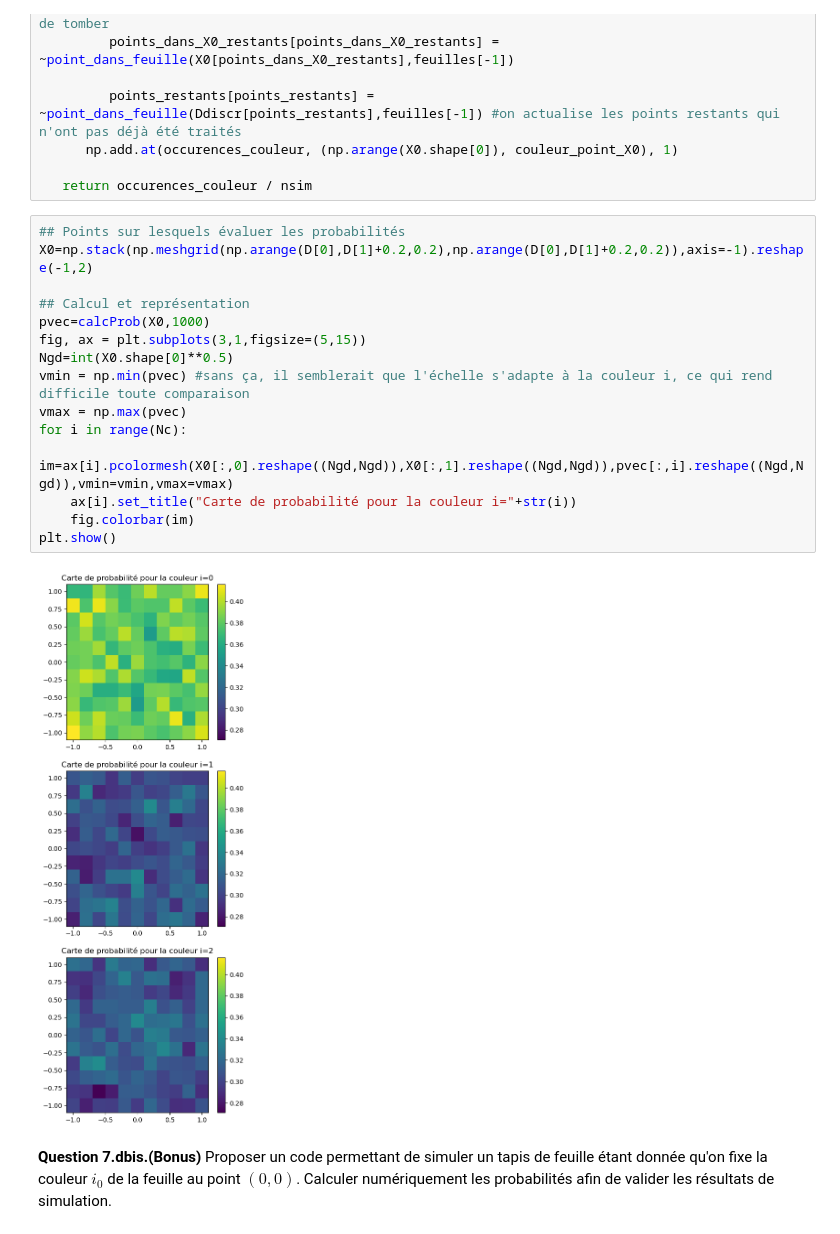
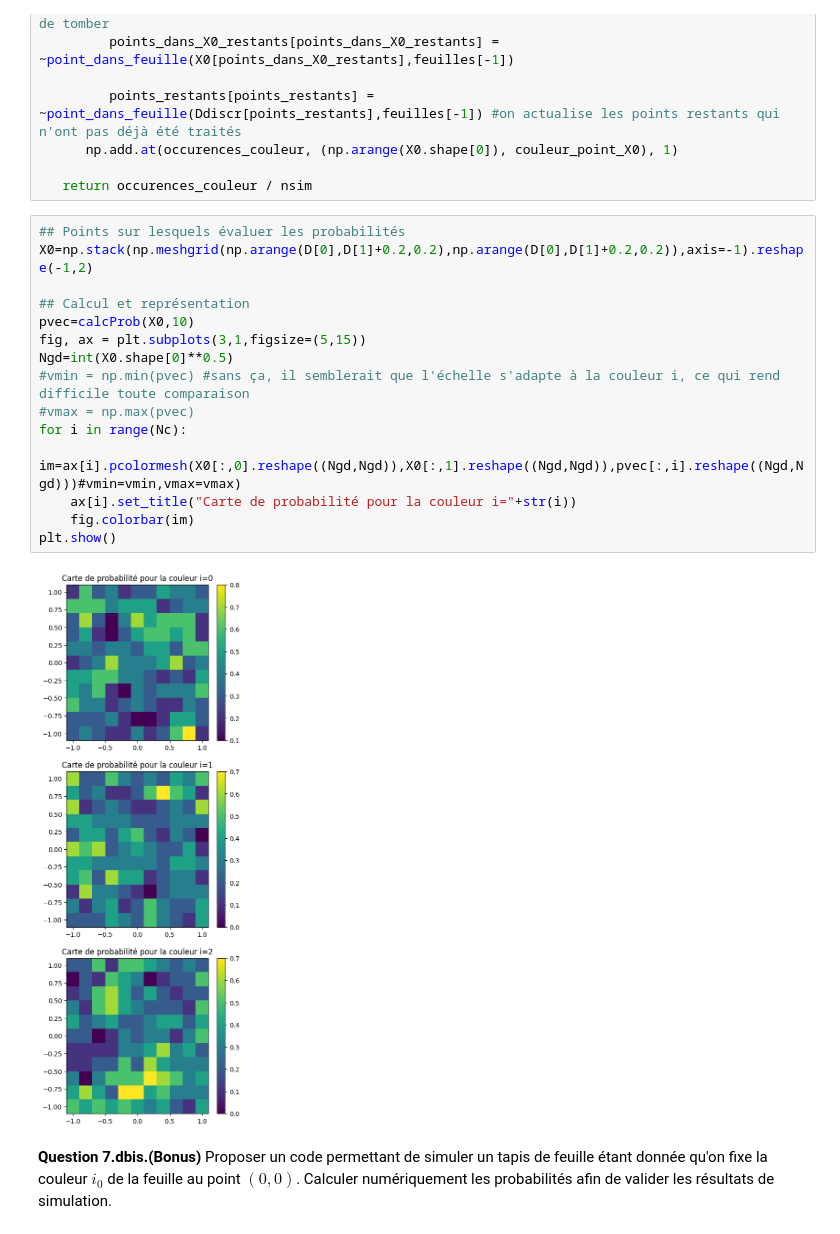
Before and after one commit to comemazelier/projet_proba, a Jupyter notebook: PN_Probas_24-25_VF-2.ipynb, the cells around one changed output. Saved outputs shown, nothing was run; the diff lists cells and outputs as text.

```diff
--- a/PN_Probas_24-25_VF-2.ipynb
+++ b/PN_Probas_24-25_VF-2.ipynb
@@ -979,20 +989,20 @@ def calcProb(X0,nsim):
 # %%
 ## Points sur lesquels évaluer les probabilités
 X0=np.stack(np.meshgrid(np.arange(D[0],D[1]+0.2,0.2),np.arange(D[0],D[1]+0.2,0.2)),axis=-1).reshape(-1,2)
 
 ## Calcul et représentation
-pvec=calcProb(X0,1000)
+pvec=calcProb(X0,10)
 fig, ax = plt.subplots(3,1,figsize=(5,15))
 Ngd=int(X0.shape[0]**0.5)
-vmin = np.min(pvec) #sans ça, il semblerait que l'échelle s'adapte à la couleur i, ce qui rend difficile toute comparaison
-vmax = np.max(pvec)
+#vmin = np.min(pvec) #sans ça, il semblerait que l'échelle s'adapte à la couleur i, ce qui rend difficile toute comparaison
+#vmax = np.max(pvec)
 for i in range(Nc):
-    im=ax[i].pcolormesh(X0[:,0].reshape((Ngd,Ngd)),X0[:,1].reshape((Ngd,Ngd)),pvec[:,i].reshape((Ngd,Ngd)),vmin=vmin,vmax=vmax)
+    im=ax[i].pcolormesh(X0[:,0].reshape((Ngd,Ngd)),X0[:,1].reshape((Ngd,Ngd)),pvec[:,i].reshape((Ngd,Ngd)))#vmin=vmin,vmax=vmax)
     ax[i].set_title("Carte de probabilité pour la couleur i="+str(i))
     fig.colorbar(im)
 plt.show()
 # %% [output]
-[figure, old version]
+[figure, new version]
 # %% [markdown]
 **Question 7.dbis.(Bonus)** Proposer un code permettant de simuler un tapis de feuille étant donnée qu'on fixe la couleur $i_0$ de la feuille au point $(0,0)$. Calculer numériquement les probabilités afin de valider les résultats de simulation.
 # %%
```
Also changed, not shown: parts of 20 cells of this notebook.
